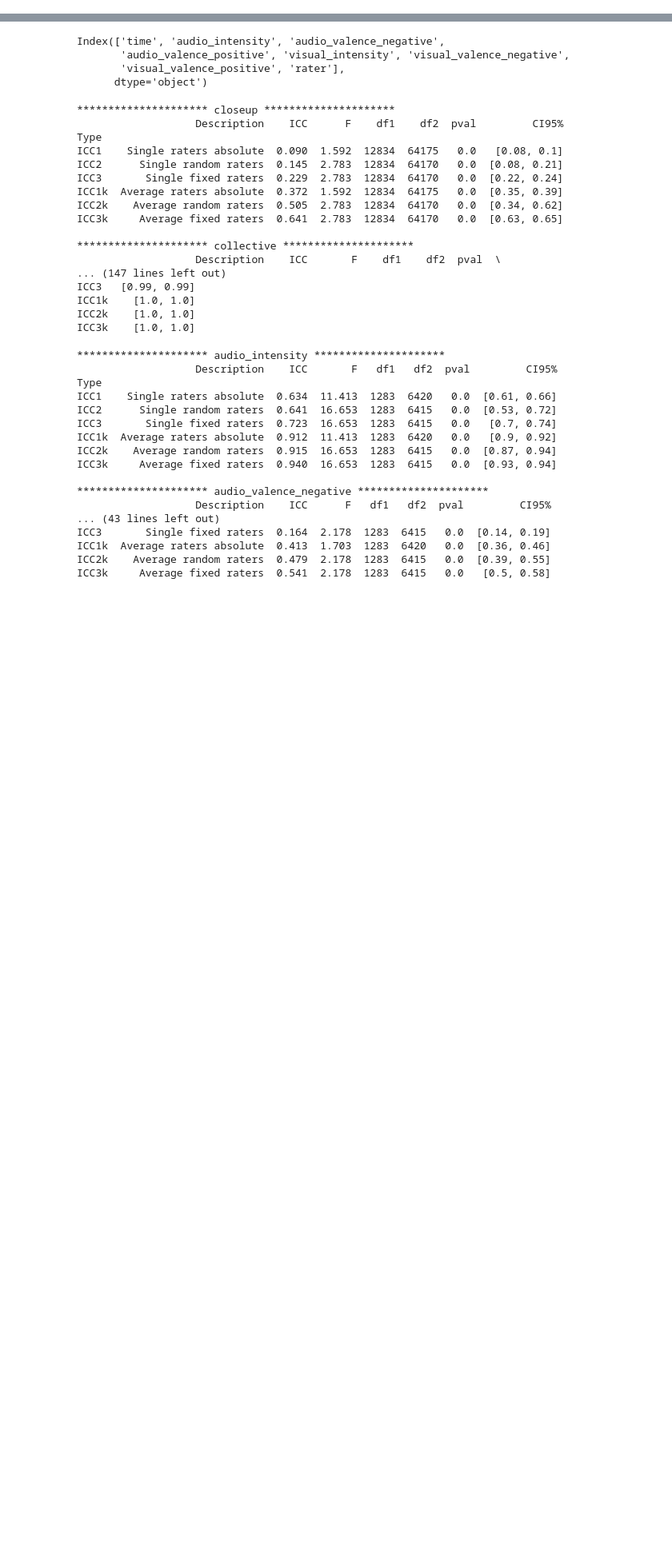
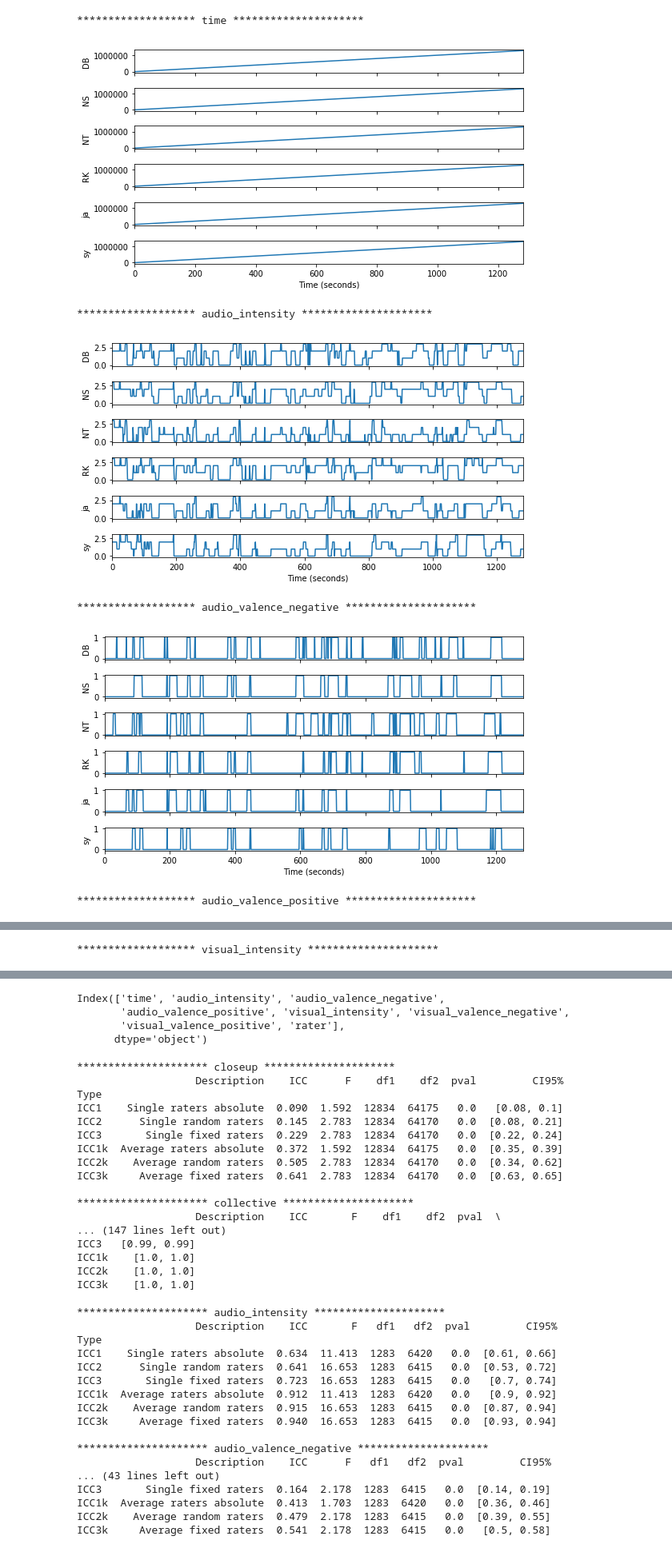
Before and after one commit to catcamacho/emocodes, a Jupyter notebook: reliability_analysis/2_ReliabilityAnalysis.ipynb, the cells around one changed output, grey strips where cells are left out. Shown: that part at 80% size. Saved outputs shown, nothing was run; the diff lists cells and outputs as text; code cells hidden in the pictures; blank space fills up the shorter version.

Commit message:
add notebook for reliability plotting, update graphing, remove temp files, create testing doc

```diff
--- a/reliability_analysis/2_ReliabilityAnalysis.ipynb
+++ b/reliability_analysis/2_ReliabilityAnalysis.ipynb
@@ -10,15 +10,15 @@ preproc_dir = '/Users/catcamacho/Box/CCP/EmoCodes_project/reliability_data/proce
 cts = CodeTimeSeries(sampling_rate=10)
 for file in raw_files:
     initials = file[-6:-4]
-    t = cts.proc_codes_file(codes_file=file, video_file=video, save_file_name=preproc_dir+'objective_codes_timeseries_{0}'.format(initials))
+    #t = cts.proc_codes_file(codes_file=file, video_file=video, save_file_name=preproc_dir+'objective_codes_timeseries_{0}'.format(initials))
 # %%
 # pull in data and assign processing directories
 from glob import glob
-preproc_dir = '../../reliability_data/processed/'
+preproc_dir = '/Users/catcamacho/Box/CCP/EmoCodes_project/reliability_data/processed/'
 
 episode = 'AHKJ_S1E2'
 #episode = 'MLP_S8E3'
-string_vars = ['setting','scenenum']
-files = sorted(glob(preproc_dir + '{0}/subjective*'.format(episode)))
+string_vars = ['setting']
+files = sorted(glob(preproc_dir + '{0}/subjective_non*'.format(episode)))
 files
 # %% [output]
@@ -30,0 +31,43 @@ files
+# %%
+import matplotlib.pyplot as plt
+import pandas as pd
+
+dfs = []
+raters = []
+
+for file in files:
+    rater = file[-22:-20]
+    raters.append(rater)
+    temp = pd.read_csv(file, index_col=None)
+    try:
+        temp = temp.drop(string_vars,axis=1)
+    except:
+        pass
+    temp['seconds'] = temp['time']/1000
+    temp.index = pd.to_datetime(temp['time'],unit='ms')
+    temp.index.name = 'time'
+    temp = temp.resample('1s').mean().round(0)
+    temp.index = temp['seconds']
+    dfs.append(temp)
+
+for x in dfs[0].columns:
+    print('******************* {0} *********************'.format(x))
+    fig, ax = plt.subplots(len(dfs), figsize=(8, 0.75*len(dfs)))
+    for i, rates in enumerate(dfs):
+        try:
+            rates[x].plot(kind='line', ax=ax[i], xlabel='Time (seconds)', ylabel=raters[i], sharex=True, xlim=(0,rates.index[-1]))
+        except:
+            pass
+    plt.tight_layout()
+    fig.title = x
+    plt.savefig('ahkj_subjective_nc_codes_{0}.svg'.format(x))
+    plt.show()
+    print(' ')
+# %% [output]
+******************* time *********************
+[figure, added]
+******************* audio_intensity *********************
+[figure, added]
+******************* audio_valence_negative *********************
+[figure, added]
+******************* audio_valence_positive *********************
@@ -30,0 +75 @@ files
+******************* visual_intensity *********************
```
Also changed, not shown: parts of 2 cells of this notebook, 7 other files.
